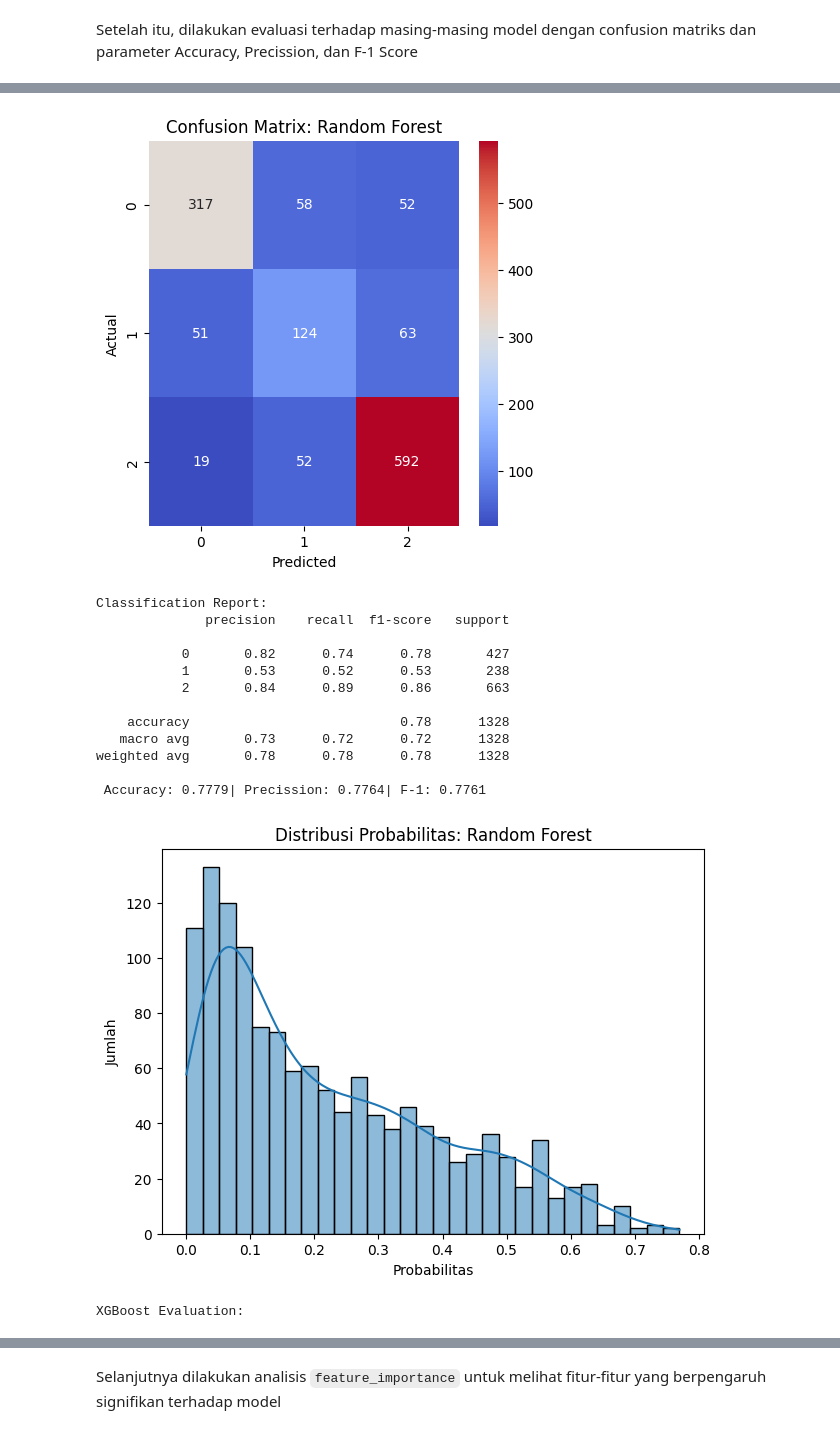
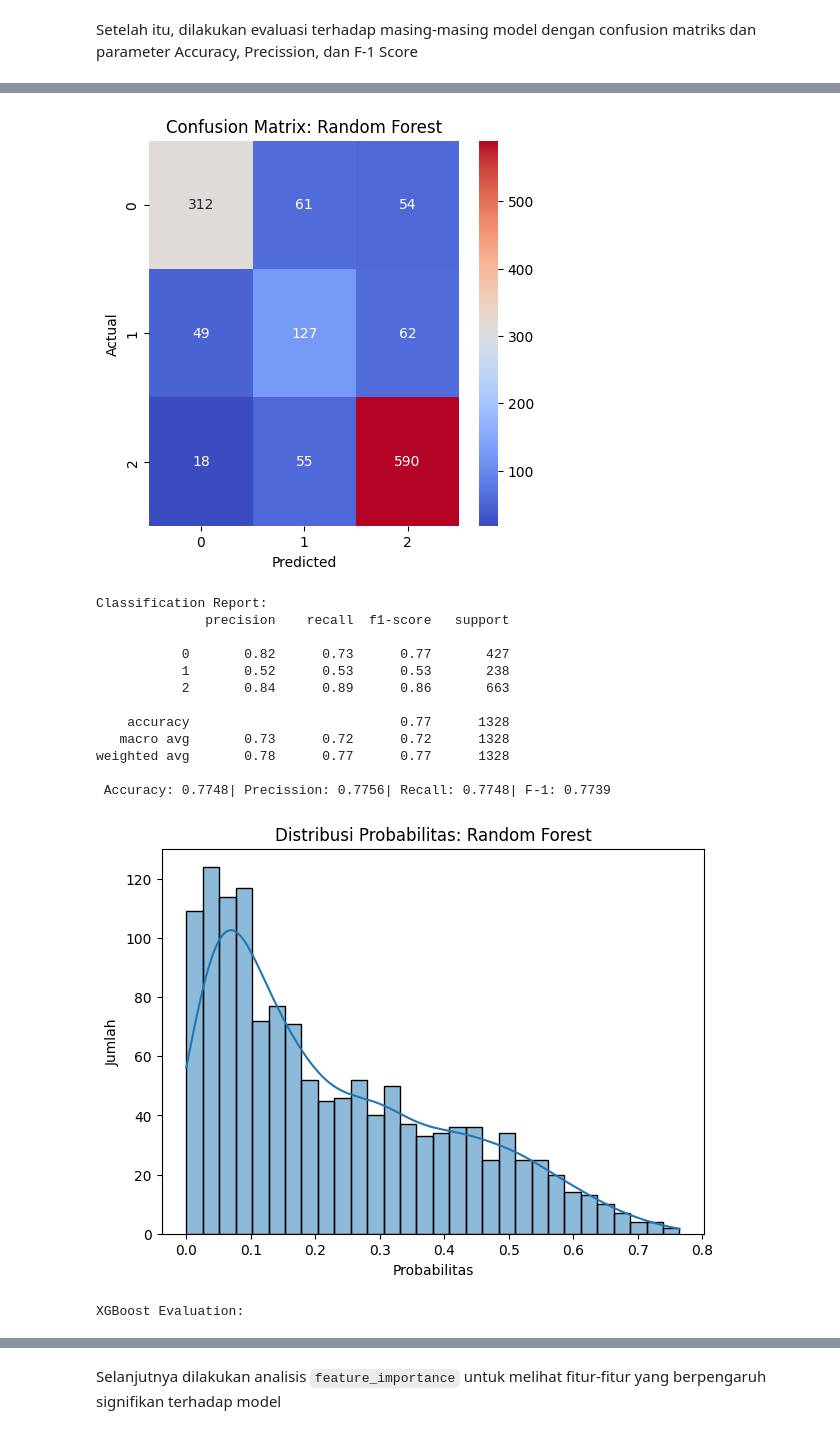
Before and after one commit to HandiSutriyan/Student-Dropout-Dashboard, a Jupyter notebook: notebook.ipynb, the cells around one changed output, grey strips where cells are left out. Cells and saved outputs as stored; diff of their text form; code cells hidden in the pictures.

```diff
--- a/notebook.ipynb
+++ b/notebook.ipynb
@@ -477,6 +612,6 @@ param_grid = {
     'max_features': ['sqrt', 'log2']
 }
 
-grid_rf = GridSearchCV(rf, param_grid, cv=5, scoring='accuracy', n_jobs=-1)
+grid_rf = GridSearchCV(rf, param_grid, cv=3, scoring='f1_macro', n_jobs=-1)
 grid_rf.fit(X_train_bal, y_train_bal)
 # %% [output]
@@ -494,7 +629,7 @@ GridSearchCV(cv=5,
 Selanjutnya, dilakukan modelling dengan **XGBoost** dengan hyperparamter tuner `GridSearchCV()` untuk mempermudah menemukan paramter model yang optimal.
 # %%
 # Definisikan model
-xgb = XGBClassifier(eval_metric='mlogloss', random_state=42)
+xgb = XGBClassifier(objective='multi:softmax', num_class=3, random_state=42)
 
 # Hyperparameter grid
 param_grid = {
@@ -505,7 +640,7 @@ param_grid = {
 }
 
 # Grid search
-grid_xgb = GridSearchCV(estimator=xgb, param_grid=param_grid, scoring='accuracy', cv=3, verbose=1, n_jobs=-1)
+grid_xgb = GridSearchCV(estimator=xgb, param_grid=param_grid, scoring='f1_macro', cv=3, verbose=1, n_jobs=-1)
 
 grid_xgb.fit(X_train_bal, y_train_bal)
 # %% [output]
@@ -537,9 +672,7 @@ lr_params = {
     'penalty': ['l2'],
     'solver': ['liblinear', 'lbfgs']
 }
-#SMOTE balancing
-X_train_bal, y_train_bal = smote.fit_resample(X_train_scaled, y_train)
 
-grid_lr = GridSearchCV(lr, lr_params, cv=5, scoring='accuracy')
+grid_lr = GridSearchCV(lr, lr_params, cv=3, scoring='f1_macro')
 grid_lr.fit(X_train_bal, y_train_bal)
 # %% [output]
@@ -562,12 +695,8 @@ models = {
 Setelah itu, dilakukan evaluasi terhadap masing-masing model dengan confusion matriks dan parameter Accuracy, Precission, dan F-1 Score
 # %%
 for name, model in models.items():
-    if name == 'Logistic Regression':
-        y_pred = model.predict(X_test_scaled)
-        y_proba = model.predict_proba(X_test_scaled)[:, 1]
-    else:
-        y_pred = model.predict(X_test_scaled)
-        y_proba = model.predict_proba(X_test_scaled)[:, 1]
+    y_pred = model.predict(X_test_scaled)
+    y_proba = model.predict_proba(X_test_scaled)[:, 1]
 
     print(f"\n{name} Evaluation:")
     plt.figure(figsize=(5,5))
@@ -579,7 +708,7 @@ for name, model in models.items():
 
     print("\nClassification Report:")
     print(classification_report(y_test, y_pred))
-    print(f" Accuracy: {accuracy_score(y_test, y_pred):.4f}| Precission: {precision_score(y_test, y_pred,average='weighted'):.4f}| F-1: {f1_score(y_test, y_pred,average='weighted'):.4f}")
+    print(f" Accuracy: {accuracy_score(y_test, y_pred):.4f}| Precission: {precision_score(y_test, y_pred,average='weighted'):.4f}| Recall: {recall_score(y_test, y_pred, average='weighted'):.4f}| F-1: {f1_score(y_test, y_pred,average='weighted'):.4f}")
     plt.figure(figsize=(7,5))
     sns.histplot(y_proba,bins=30, edgecolor='black', kde=True)
     plt.title(f"Distribusi Probabilitas: {name}")
@@ -605,18 +734,18 @@ weighted avg       0.77      0.74      0.75      1328
 Random Forest Evaluation:
-[figure, old version]
+[figure, new version]
 Classification Report:
               precision    recall  f1-score   support
 
-           0       0.82      0.74      0.78       427
-           1       0.53      0.52      0.53       238
+           0       0.82      0.73      0.77       427
+           1       0.52      0.53      0.53       238
            2       0.84      0.89      0.86       663
 
-    accuracy                           0.78      1328
+    accuracy                           0.77      1328
    macro avg       0.73      0.72      0.72      1328
-weighted avg       0.78      0.78      0.78      1328
+weighted avg       0.78      0.77      0.77      1328
 
- Accuracy: 0.7779| Precission: 0.7764| F-1: 0.7761
+ Accuracy: 0.7748| Precission: 0.7756| Recall: 0.7748| F-1: 0.7739
-[figure, old version]
+[figure, new version]
 XGBoost Evaluation:
 [figure]
 Classification Report:
```
Also changed, not shown: parts of 27 cells of this notebook, 6 other files.
